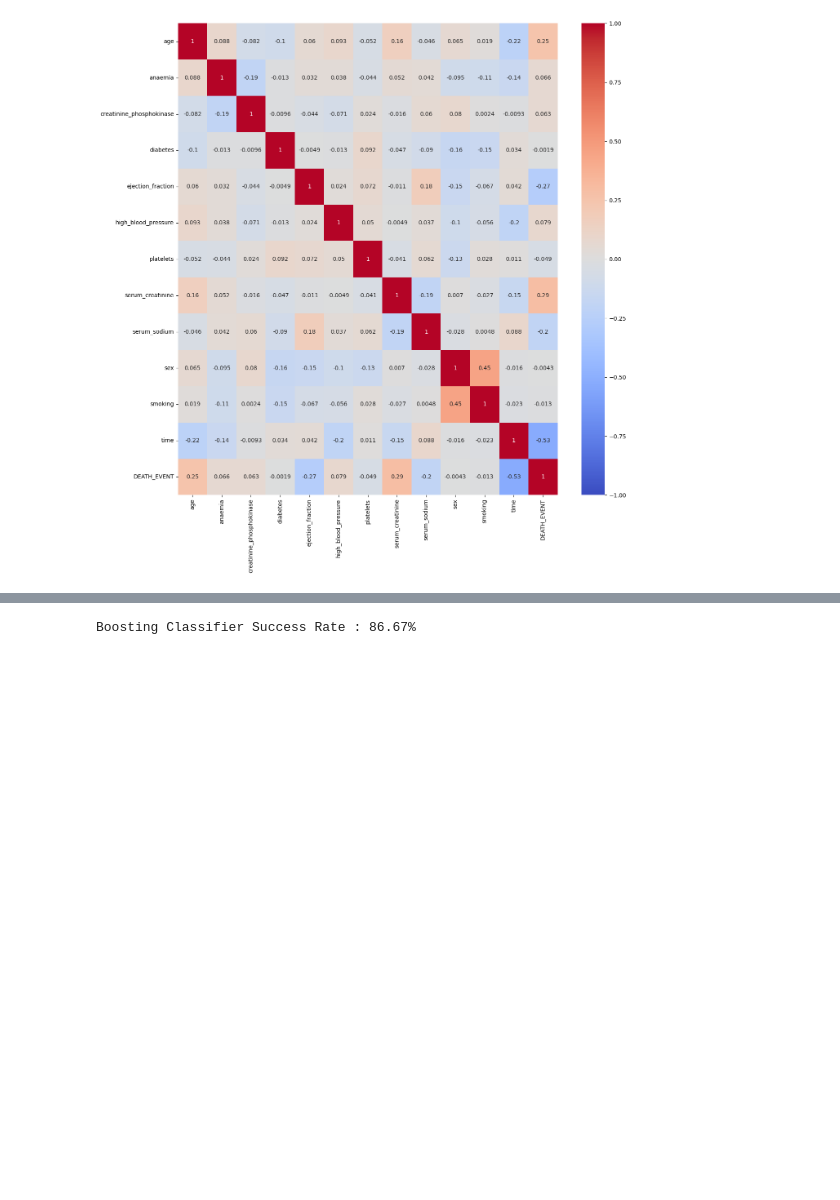
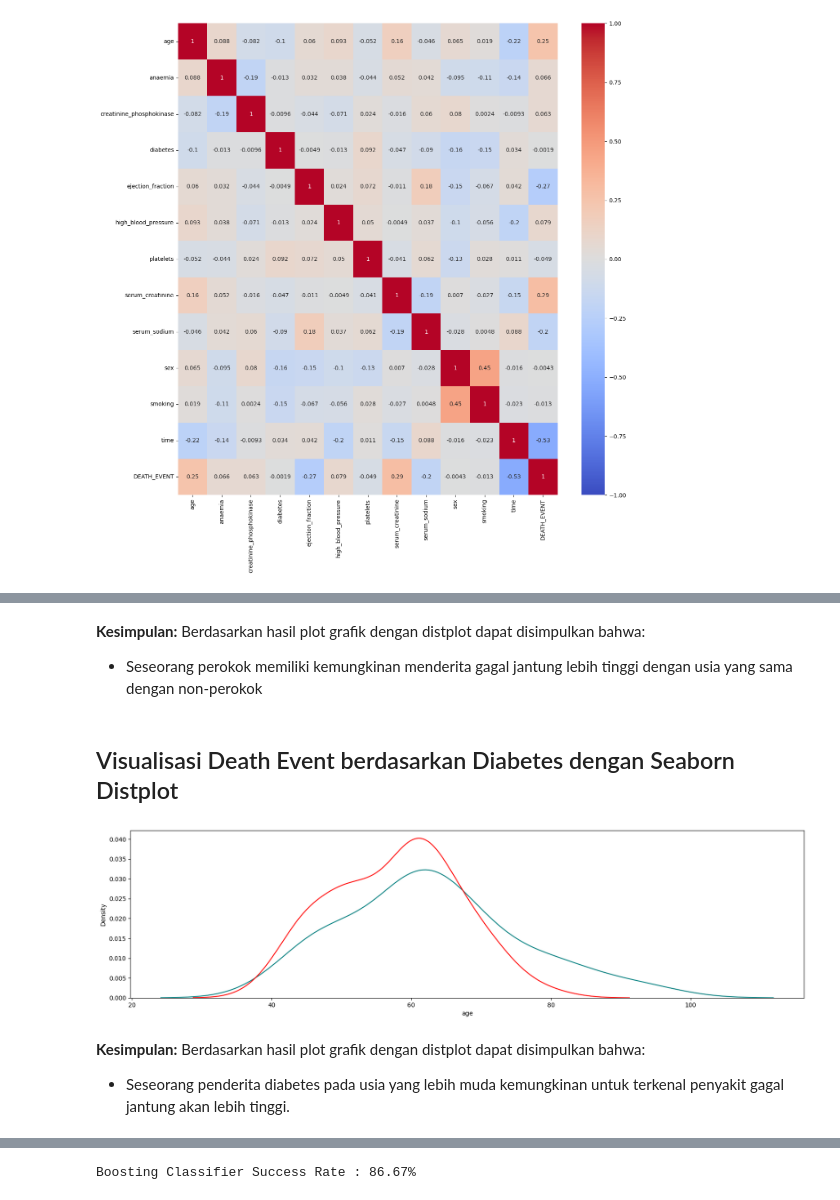
Before and after one commit to erikawkr/Final-Project3-Python-, a Jupyter notebook: PYTN_KampusMerdeka_fp3_Erika Taniya Devi Winckler.ipynb, the cells around one changed output, grey strips where cells are left out. Saved outputs shown, nothing was run; the diff lists cells and outputs as text; code cells hidden in the pictures; blank space fills up the shorter version.

```diff
--- a/PYTN_KampusMerdeka_fp3_Erika Taniya Devi Winckler.ipynb
+++ b/PYTN_KampusMerdeka_fp3_Erika Taniya Devi Winckler.ipynb
@@ -221,0 +436,26 @@ Name: DEATH_EVENT, dtype: float64
+# %% [markdown]
+**Kesimpulan:**
+Berdasarkan hasil plot grafik dengan distplot dapat disimpulkan bahwa:
+- Seseorang perokok memiliki kemungkinan menderita gagal jantung lebih tinggi dengan usia yang sama dengan non-perokok
+# %% [markdown]
+## Visualisasi Death Event berdasarkan Diabetes dengan Seaborn Distplot
+# %%
+data1 =df_c[df_c['DEATH_EVENT'] == 1]
+data2 =df_c[df_c['DEATH_EVENT'] == 0]
+
+fig = plt.figure(figsize =(20,5))
+sns.distplot(data1[data1['diabetes'] == 1]['age'],hist = False,color = 'teal')
+sns.distplot(data2[data2['diabetes'] == 1]['age'],hist =False, color='red')
+
+#Save Plot
+plt.savefig("visualisasi_kematian vs diabetes.png",
+            bbox_inches ="tight",
+            pad_inches = 1,
+            transparent = True,
+            orientation ='landscape')
+# %% [output]
+[figure, added]
+# %% [markdown]
+**Kesimpulan:**
+Berdasarkan hasil plot grafik dengan distplot dapat disimpulkan bahwa:
+- Seseorang penderita diabetes pada usia yang lebih muda kemungkinan untuk terkenal penyakit gagal jantung akan lebih tinggi.
```
Also changed, not shown: parts of 85 cells of this notebook, 5 other files.
